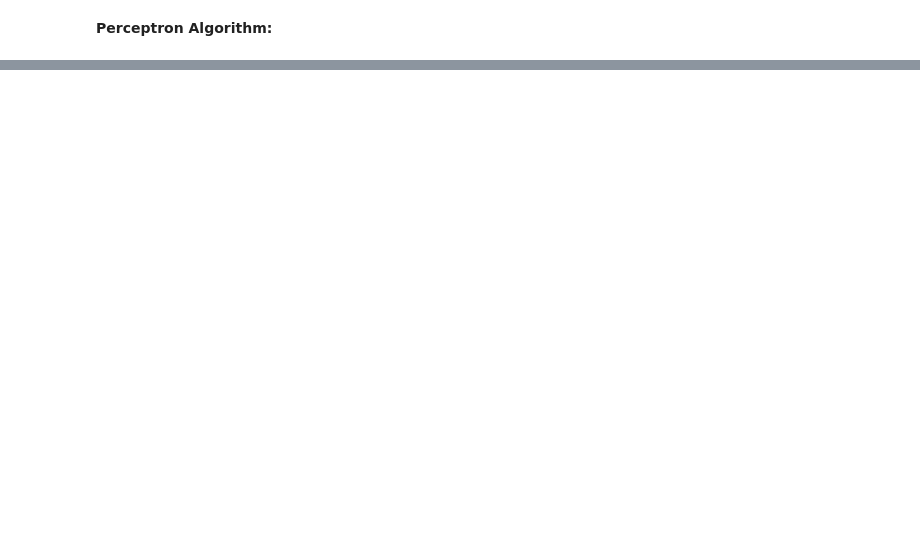
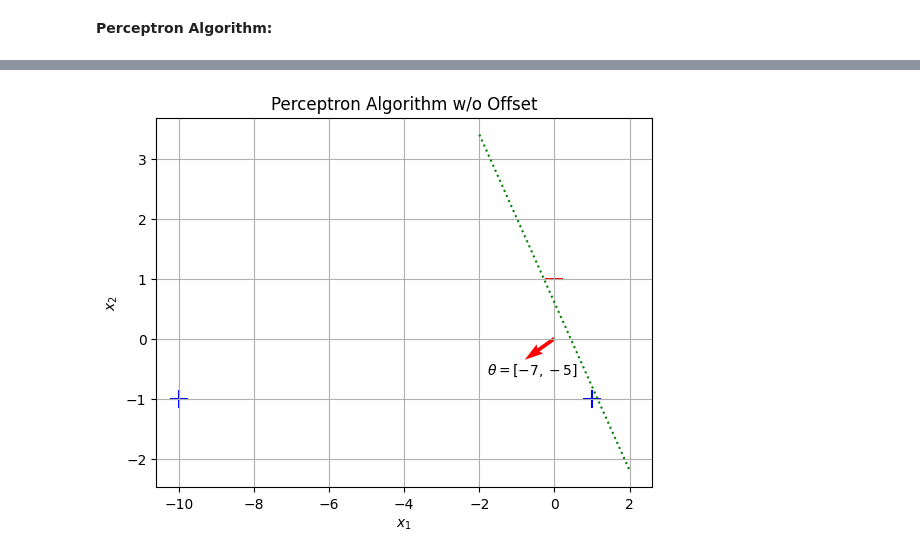
Before and after one commit to pquynhvu/ML, a Jupyter notebook: perceptrons.ipynb, the cells around one changed output, grey strips where cells are left out. Cells and saved outputs as stored; diff of their text form; code cells hidden in the pictures; blank space fills up the shorter version.

```diff
--- a/perceptrons.ipynb
+++ b/perceptrons.ipynb
@@ -76,0 +143,8 @@ plt.grid()
+# %%
+X = np.array([[1,-1],[0,1],[-10,-1]]).reshape(3,2)
+y = np.array([[1],[-1],[1]])
+
+df = pd.DataFrame(X, columns=['x1','x2'])
+df = df.assign(y = y)
+
+perceptron_through_origin(X, y, 100)
@@ -76,0 +159,15 @@ plt.grid()
+# %%
+plt.scatter(df[df['y']==1]['x1'], df[df['y']==1]['x2'], marker='+', s=150, c='b')
+plt.scatter(df[df['y']==-1]['x1'], df[df['y']==-1]['x2'], marker='_', s=150, c='r')
+plt.plot(np.linspace(-2, 2, num=10),  (-1/5)*(-3 + 7*np.linspace(-2, 2, num=10)), 'g:')
+plt.title('Perceptron Algorithm w/o Offset')
+plt.xlabel('$x_{1}$')
+plt.ylabel('$x_{2}$')
+
+plt.quiver(0, 0, -7, -5, color='r', units='xy', scale=10)
+plt.text(-1.8, -0.6, '$\\theta = [-7,-5]$')
+
+plt.grid()
+plt.show()
+# %% [output]
+[figure, added]
```
Also changed, not shown: parts of 17 cells of this notebook, 2 other files.
